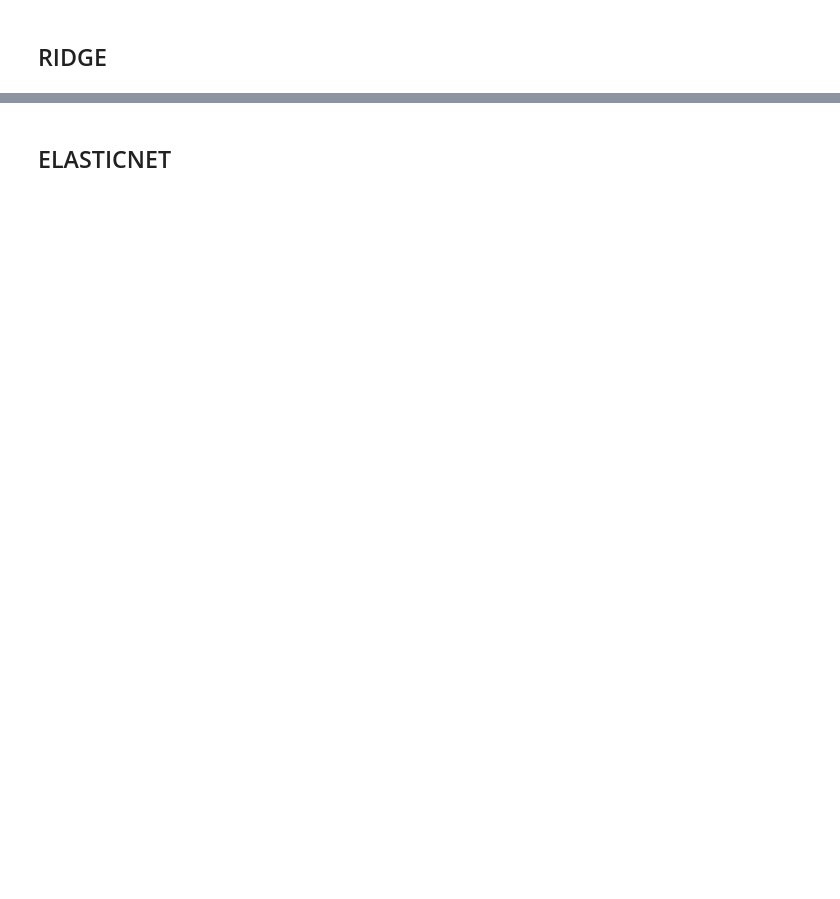
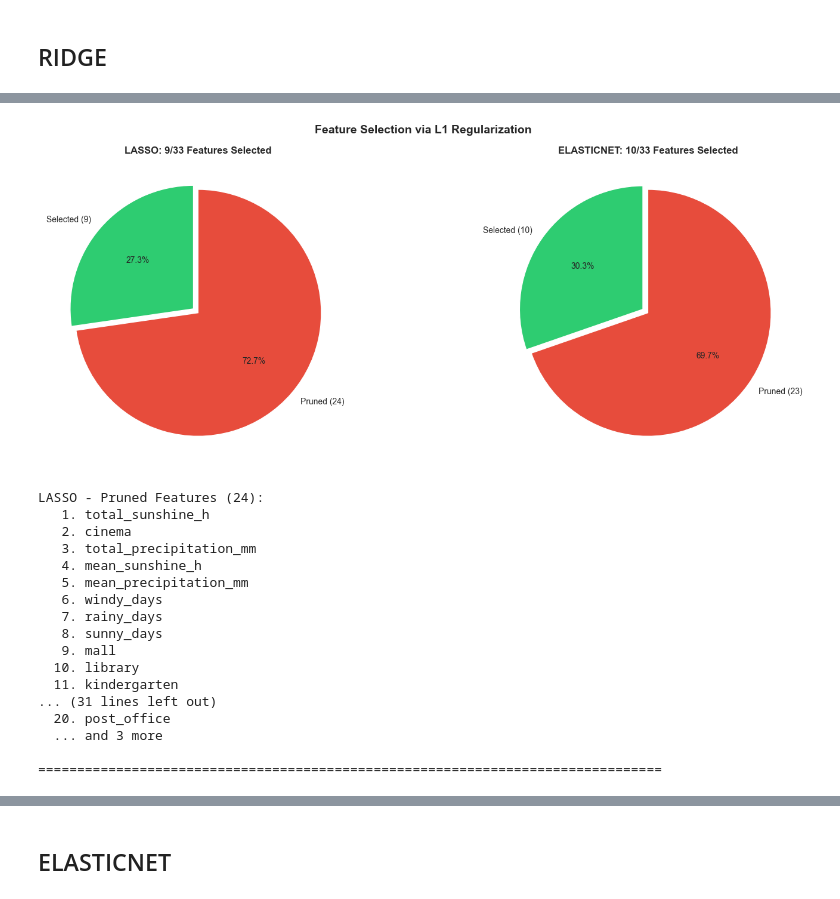
Before and after one commit to Shushunya/FCD-housing-prices, a Jupyter notebook: code/modeling.ipynb, the cells around one changed output, grey strips where cells are left out. Saved outputs shown, nothing was run; the diff lists cells and outputs as text; code cells hidden in the pictures; blank space fills up the shorter version.

```diff
--- a/code/modeling.ipynb
+++ b/code/modeling.ipynb
@@ -106 +585,61 @@ MSE: 0.1345998223338361
+# %%
+l1_models = {k: v for k, v in feature_importance_data.items()
+             if k in ["lasso", "elasticnet"]}
+
+if l1_models:
+    fig, axes = plt.subplots(1, 2, figsize=(16, 6))
+    fig.suptitle("Feature Selection via L1 Regularization", fontsize=14, fontweight='bold')
+
+    for idx, (model_key, importance_df) in enumerate(l1_models.items()):
+        ax = axes[idx]
+
+        coeffs = importance_df["Coefficient"].values
+        zero_count = (coeffs == 0).sum()
+        nonzero_count = (coeffs != 0).sum()
+
+        ax.pie(
+            [nonzero_count, zero_count],
+            labels=[f"Selected ({nonzero_count})", f"Pruned ({zero_count})"],
+            autopct='%1.1f%%',
+            colors=['#2ecc71', '#e74c3c'],
+            startangle=90,
+            explode=(0.05, 0)
+        )
+        ax.set_title(f"{model_key.upper()}: {nonzero_count}/{len(coeffs)} Features Selected",
+                     fontsize=12, fontweight='bold')
+
+    plt.tight_layout()
+    plt.show()
+
+    for model_key, importance_df in l1_models.items():
+        pruned_features = importance_df[importance_df["Coefficient"] == 0]["Feature"].tolist()
+        if pruned_features:
+            print(f"\n{model_key.upper()} - Pruned Features ({len(pruned_features)}):")
+            for i, feat in enumerate(pruned_features[:20], 1):
+                print(f"  {i:2}. {feat}")
+            if len(pruned_features) > 20:
+                print(f"  ... and {len(pruned_features) - 20} more")
+else:
+    print("No L1-regularized models available for feature selection analysis")
+
+print(f"\n{'=' * 80}")
+# %% [output]
+[figure, added]
+LASSO - Pruned Features (24):
+   1. total_sunshine_h
+   2. cinema
+   3. total_precipitation_mm
+   4. mean_sunshine_h
+   5. mean_precipitation_mm
+   6. windy_days
+   7. rainy_days
+   8. sunny_days
+   9. mall
+  10. library
+  11. kindergarten
+... (31 lines left out)
+  20. post_office
+  ... and 3 more
+
+================================================================================
 # %%
```
Also changed, not shown: parts of 16 cells of this notebook.
